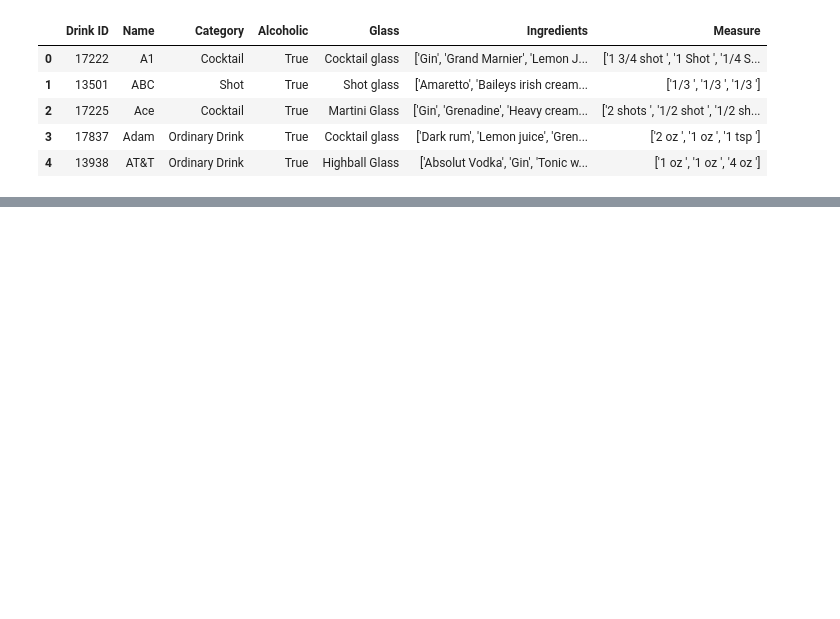
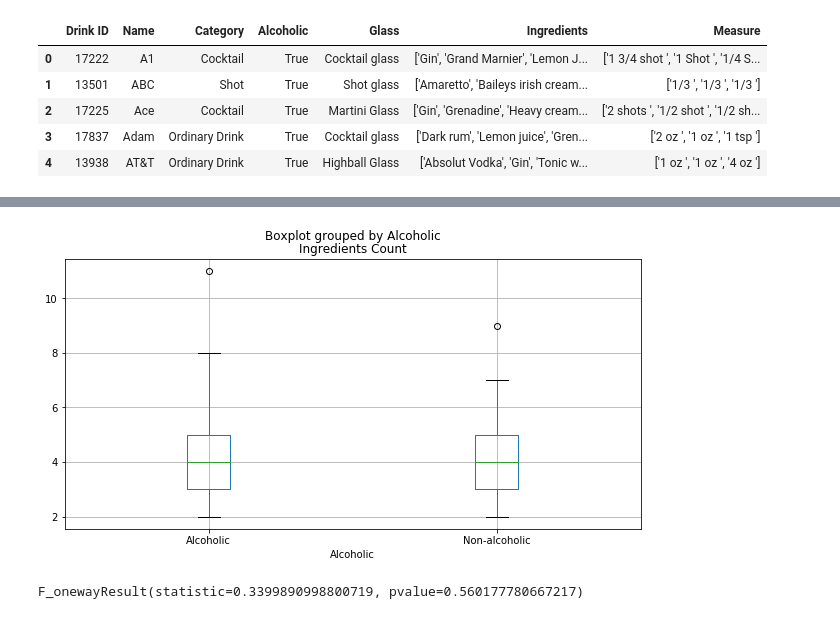
Before and after one commit to ashleep/Project-1_Team-1, a Jupyter notebook: vincent_complex.ipynb, the cells around one changed output, grey strips where cells are left out. Cells and saved outputs as stored; diff of their text form; code cells hidden in the pictures; blank space fills up the shorter version.

```diff
--- a/vincent_complex.ipynb
+++ b/vincent_complex.ipynb
@@ -104,0 +108,7 @@ plt.show()
+# %%
+# Create dataframe to do statistics on
+
+complex_df = drink_al_df[["Alcoholic", "Ingredients Count"]]
+complex_df = complex_df.append(drink_non_df[["Alcoholic", "Ingredients Count"]], ignore_index=True)
+complex_df.replace({True: "Alcoholic", False: "Non-alcoholic"}, inplace=True)
+complex_df
@@ -104,0 +129,15 @@ plt.show()
+# %%
+# Create the boxplot to see any statistically significant difference
+
+complex_df.boxplot("Ingredients Count", by="Alcoholic", figsize=(10, 5))
+plt.show()
+# %% [output]
+[figure, added]
+# %%
+# Extract groups and perform ANOVA
+group1 = complex_df[complex_df["Alcoholic"] == "Alcoholic"]["Ingredients Count"]
+group2 = complex_df[complex_df["Alcoholic"] == "Non-alcoholic"]["Ingredients Count"]
+
+stats.f_oneway(group1, group2)
+# %% [output]
+F_onewayResult(statistic=0.3399890998800719, pvalue=0.560177780667217)
```
Also changed, not shown: parts of 5 cells of this notebook.
